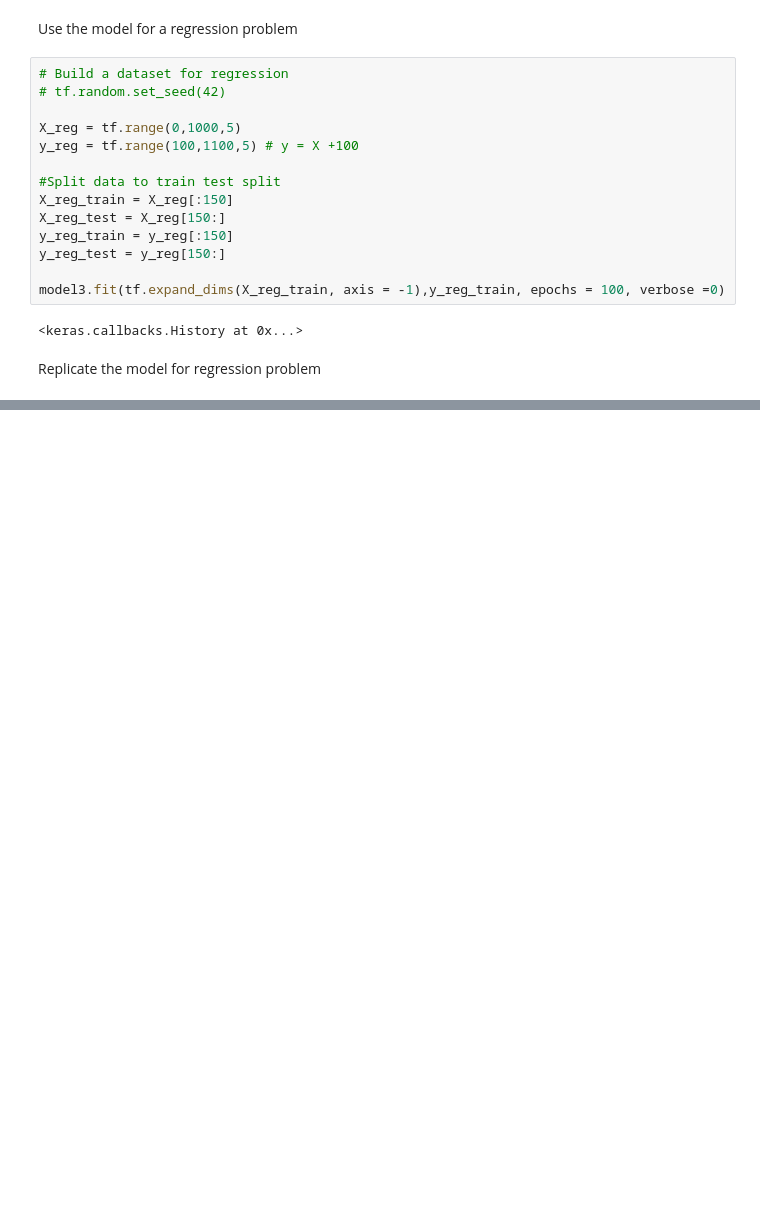
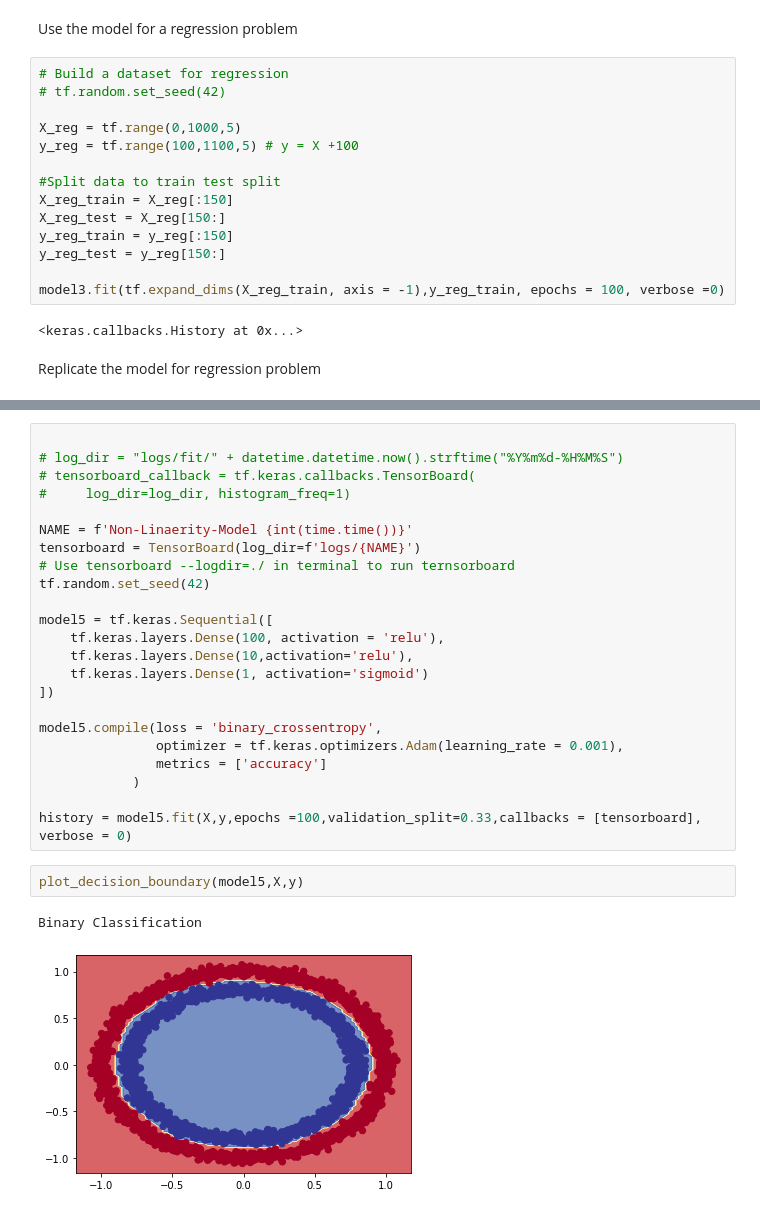
Before and after one commit to AviSaha123/Tensorflow_learnings, a Jupyter notebook: TensorflowClassification.ipynb, the cells around one changed output, grey strips where cells are left out. Drawn from its saved outputs; the diff is of its cells as text; blank space fills up the shorter version.

```diff
--- a/TensorflowClassification.ipynb
+++ b/TensorflowClassification.ipynb
@@ -173,0 +181,28 @@ plot_model_training(hist)
+# %%
+
+# log_dir = "logs/fit/" + datetime.datetime.now().strftime("%Y%m%d-%H%M%S")
+# tensorboard_callback = tf.keras.callbacks.TensorBoard(
+#     log_dir=log_dir, histogram_freq=1)
+
+NAME = f'Non-Linaerity-Model {int(time.time())}'
+tensorboard = TensorBoard(log_dir=f'logs/{NAME}')
+# Use tensorboard --logdir=./ in terminal to run ternsorboard
+tf.random.set_seed(42)
+
+model5 = tf.keras.Sequential([
+    tf.keras.layers.Dense(100, activation = 'relu'),
+    tf.keras.layers.Dense(10,activation='relu'),
+    tf.keras.layers.Dense(1, activation='sigmoid')
+])
+
+model5.compile(loss = 'binary_crossentropy',
+               optimizer = tf.keras.optimizers.Adam(learning_rate = 0.001),
+               metrics = ['accuracy']
+            )
+
+history = model5.fit(X,y,epochs =100,validation_split=0.33,callbacks = [tensorboard], verbose = 0)
+# %%
+plot_decision_boundary(model5,X,y)
+# %% [output]
+Binary Classification
+[figure, added]
```
Also changed, not shown: parts of 11 cells of this notebook, 20 other files.
